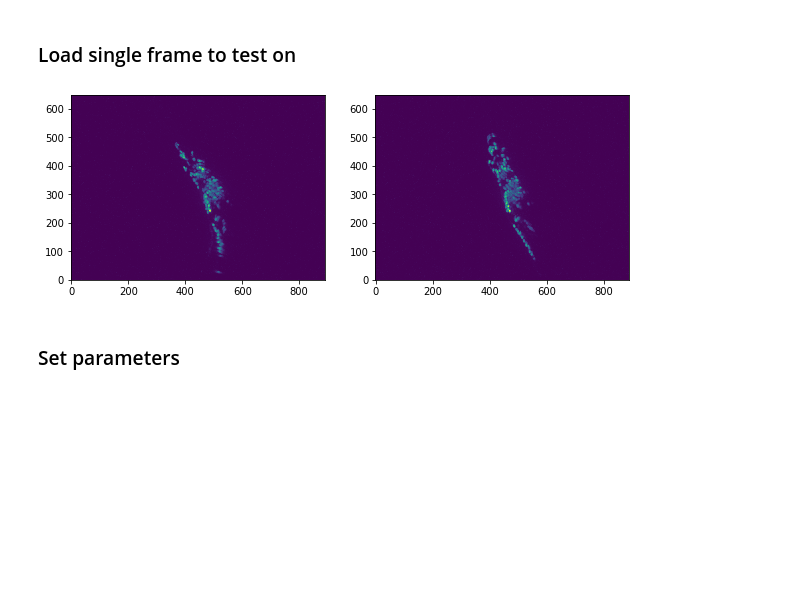
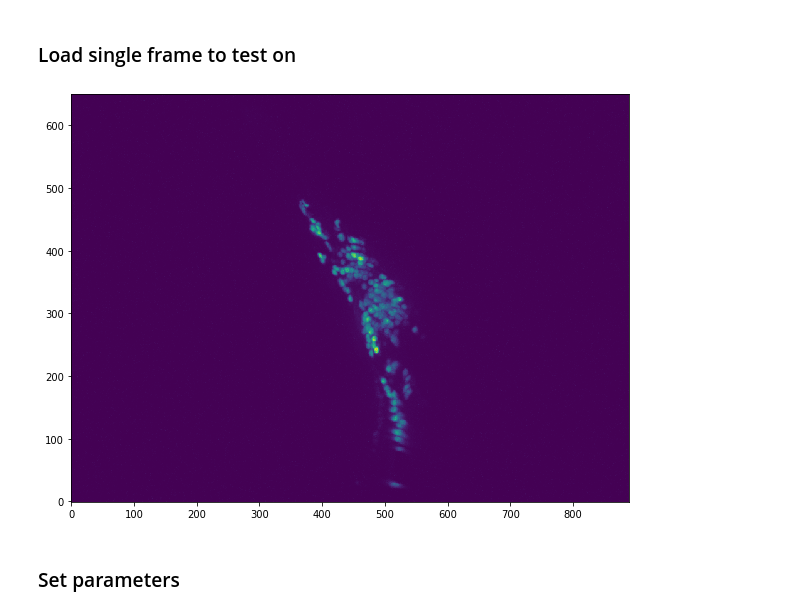
Before and after one commit to evarol/ot_tracking, a Jupyter notebook: python/notebooks/image_representation/06_mp_params_zimmer.ipynb, the cells around one changed output. Cells and saved outputs as stored; diff of their text form; code cells hidden in the pictures; blank space fills up the shorter version.

Commit message:
Added units to Zimmer readers; got new MP code working

```diff
--- a/python/notebooks/image_representation/06_mp_params_zimmer.ipynb
+++ b/python/notebooks/image_representation/06_mp_params_zimmer.ipynb
@@ -19,20 +19,15 @@ from otimage.imagerep import mp_gaussian, reconstruct_image
 # %%
 in_fpath = '/home/mn2822/Desktop/WormOT/data/zimmer/raw/mCherry_v00065-00115.hdf5'
 t_frame = 3
 
 with io.ZimmerReader(in_fpath) as reader:
-    img_1 = reader.get_frame(t_frame)
-    img_2 = reader.get_frame(t_frame + 1)
+    units = reader.units
+    img = reader.get_frame(t_frame)
 
 plt.figure(figsize=(10, 10))
-
-plt.subplot(121)
-plot_maxproj(img_1)
-
-plt.subplot(122)
-plot_maxproj(img_2);
+plot_maxproj(img);
 # %% [output]
-[figure, old version]
+[figure, new version]
 # %% [markdown]
 ### Set parameters
 # %%
```
Also changed, not shown: parts of 4 cells of this notebook, 2 other files.
